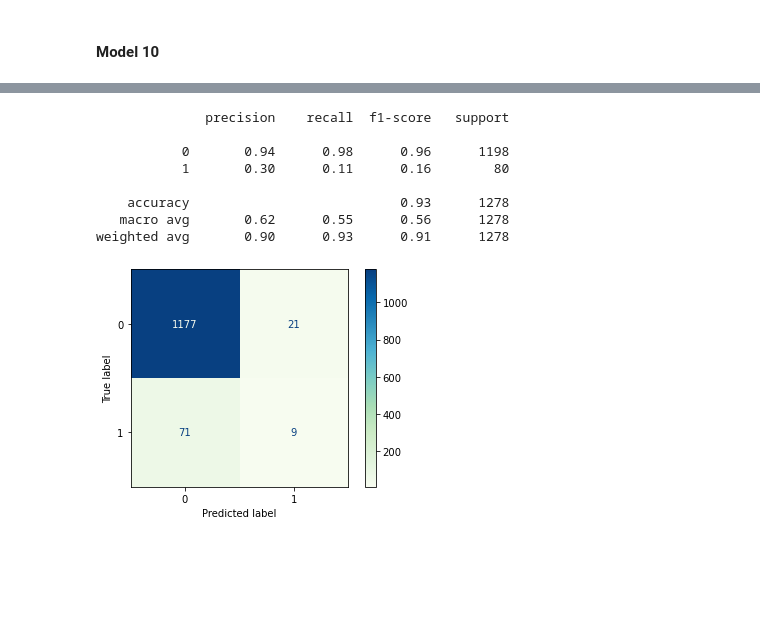
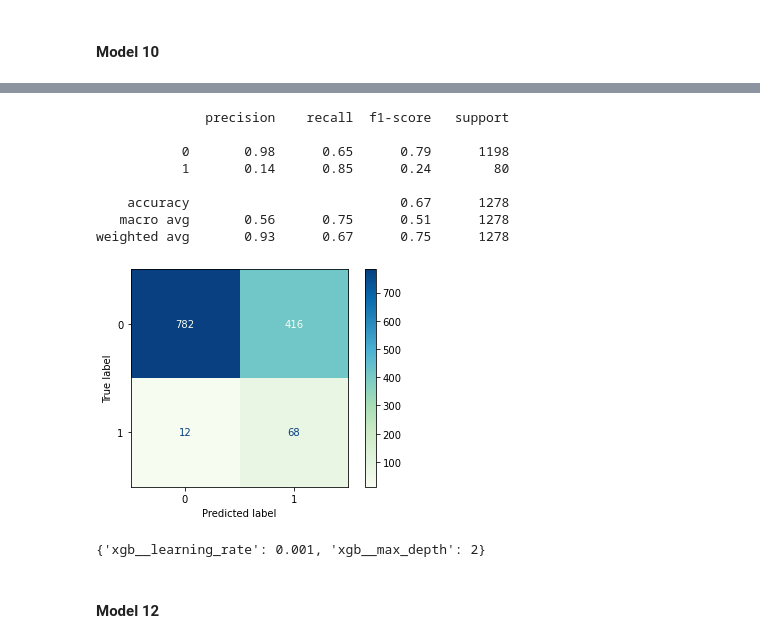
Before and after one commit to jasonarikupurathu/stroke-predictions, a Jupyter notebook: Analysis-Notebook.ipynb, the cells around one changed output, grey strips where cells are left out. Saved outputs shown, nothing was run; the diff lists cells and outputs as text; code cells hidden in the pictures; blank space fills up the shorter version.

```diff
--- a/Analysis-Notebook.ipynb
+++ b/Analysis-Notebook.ipynb
@@ -661,9 +316,14 @@ import xgboost
 # %%
 steps = [('trans', trans),
          ('sm', SMOTE()),
-         ('xgb',xgboost.XGBClassifier())]
+         ('xgb',xgboost.XGBClassifier(n_jobs = -1 ))]
 
 
 xgb_pipe = imbpipeline(steps=steps)
 
-xgb_pipe.fit(X_train, y_train)
+params = {
+    'xgb__max_depth': range(1,7,1),
+    'xgb__learning_rate': [1,.1,.01,.001,]
+}
+
+cv_xgb = GridSearchCV(xgb_pipe, param_grid=params, scoring='recall', verbose = True)
@@ -687,0 +330,2 @@ Pipeline(steps=[('trans',
+# %%
+cv_xgb.fit(X_train, y_train)
@@ -688,12 +365,18 @@ Pipeline(steps=[('trans',
 # %%
-evaluation_report(xgb_pipe, X_test, y_test)
+evaluation_report(cv_xgb, X_test, y_test)
 # %% [output]
               precision    recall  f1-score   support
 
-           0       0.94      0.98      0.96      1198
-           1       0.30      0.11      0.16        80
+           0       0.98      0.65      0.79      1198
+           1       0.14      0.85      0.24        80
 
-    accuracy                           0.93      1278
-   macro avg       0.62      0.55      0.56      1278
-weighted avg       0.90      0.93      0.91      1278
+    accuracy                           0.67      1278
+   macro avg       0.56      0.75      0.51      1278
+weighted avg       0.93      0.67      0.75      1278
-[figure, old version]
+[figure, new version]
+# %%
+cv_xgb.best_params_
+# %% [output]
+{'xgb__learning_rate': 0.001, 'xgb__max_depth': 2}
+# %% [markdown]
+#### Model 12
```
Also changed, not shown: parts of 45 cells of this notebook, 2 other files.
